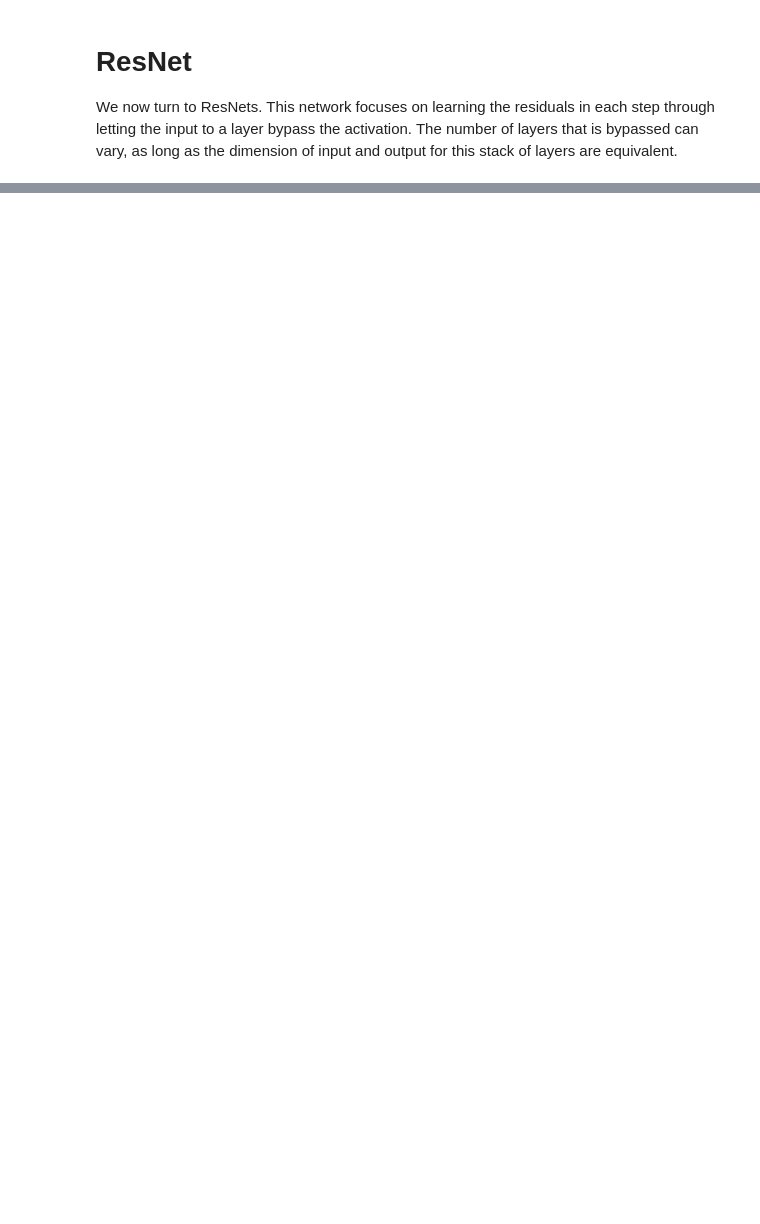
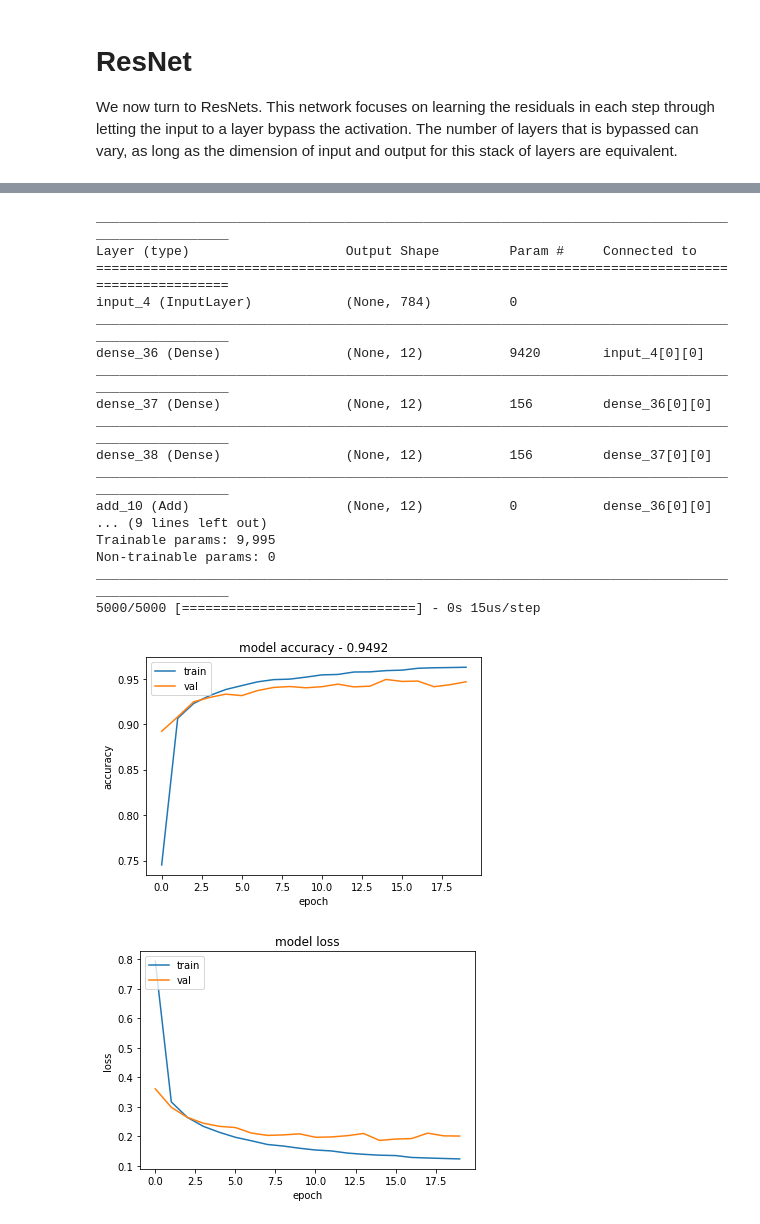
Before and after one commit to FysikerMachineLearning/ResNet-Competition, a Jupyter notebook: ResNetCompetition_entry.ipynb, the cells around one changed output, grey strips where cells are left out. Cells and saved outputs as stored; diff of their text form; code cells hidden in the pictures; blank space fills up the shorter version.

```diff
--- a/ResNetCompetition_entry.ipynb
+++ b/ResNetCompetition_entry.ipynb
@@ -239,29 +228,40 @@ _________________________________________________________________
 # ResNet
 We now turn to ResNets. This network focuses on learning the residuals in each step through letting the input to a layer bypass the activation. The number of layers that is bypassed can vary, as long as the dimension of input and output for this stack of layers are equivalent.
 # %%
-def custom_dense_resnet(output_dim, x, activation='relu',trainable=True, reg=l2, reg_param=0.01):
+def custom_dense_resnet(output_dim, x, activation='relu',trainable=True):
     '''Creates a keras dense layer for use in my ResNet architecture'''
     return Dense(output_dim,
-                  activation=activation,
-                  kernel_initializer=RandomNormal(mean=0.0, stddev=0.05, seed=1337),
-                  bias_initializer='zeros', kernel_regularizer=reg(reg_param),
+                 activation=activation,
+                 kernel_initializer=RandomNormal(mean=0.0, stddev=0.05, seed=1337),
                  trainable = trainable
                  )(x)
 #end def
 
-def resnet_block(dim, x, skip = 2):
+def resnet_block(dim, x):
     x = custom_dense_resnet(dim, x)
     shortcut = x
-    for i in range(skip):
-        x = custom_dense_resnet(dim, x)
+    x = custom_dense_resnet(dim, x)
+    x = custom_dense_resnet(dim, x, activation=None)
     x = keras_add([shortcut, x])
     x = Activation('relu')(x)
     return x
 #end def
 
+def build_shallow_resnet():
+    inp = Input(shape=(784,))
+    x = custom_dense_resnet(12, inp)
+    x = resnet_block(12, inp)
+    x = custom_dense_resnet(11, x)
+    x = custom_dense_resnet(10, x, activation='softmax')
+
+    model = Model(input=[inp], output=x)
+    return model
+#end def
+
 def build_deep_resnet():
     inp = Input(shape=(784,))
-    x = resnet_block(11, inp)
+    x = custom_dense_resnet(11,inp)
+    x = resnet_block(11, x)
 
     x = resnet_block(10, x)
     x = resnet_block(10, x)
@@ -270,31 +270,26 @@ def build_deep_resnet():
     x = custom_dense_resnet(10, x, activation='softmax')
 
     model = Model(input=[inp], output=x)
-    model.compile(loss='categorical_crossentropy', optimizer='adam', metrics=['acc'])
-    model.summary()
     return model
 #end def
 
 def build_super_deep_resnet():
     inp = Input(shape=(784,))
-    x = custom_dense_resnet(392, inp, trainable = False)
+    x = Dense(392, activation=None, kernel_initializer=RandomNormal(mean=0.0, stddev=1, seed=1337), use_bias=False, trainable = False)(inp)
 
     x = resnet_block(16, x)
     x = resnet_block(16, x)
 
-    #x = custom_dense_resnet(12, x)
     x = resnet_block(12, x)
     x = resnet_block(12, x)
     x = resnet_block(12, x)
 
-    x = custom_dense_resnet(10, x)
     x = resnet_block(10, x)
     x = resnet_block(10, x)
+    x = custom_dense_resnet(10, x)
 
     x = custom_dense_resnet(10, x, activation='softmax')
 
     model = Model(input=[inp], output=x)
-    model.compile(loss='categorical_crossentropy', optimizer='adam', metrics=['acc'])
-    model.summary()
     return model
 #end def
@@ -323,0 +296,24 @@ NameError: name 'epochs' is not defined
+# %%
+shallow_resnet_model = build_shallow_resnet()
+shallow_resnet_history = train_mlp(shallow_resnet_model, X_train, Y_train)
+history_plot(shallow_resnet_history, X_val, Y_val)
+# %% [output]
+__________________________________________________________________________________________________
+Layer (type)                    Output Shape         Param #     Connected to
+==================================================================================================
+input_4 (InputLayer)            (None, 784)          0
+__________________________________________________________________________________________________
+dense_36 (Dense)                (None, 12)           9420        input_4[0][0]
+__________________________________________________________________________________________________
+dense_37 (Dense)                (None, 12)           156         dense_36[0][0]
+__________________________________________________________________________________________________
+dense_38 (Dense)                (None, 12)           156         dense_37[0][0]
+__________________________________________________________________________________________________
+add_10 (Add)                    (None, 12)           0           dense_36[0][0]
+... (9 lines left out)
+Trainable params: 9,995
+Non-trainable params: 0
+__________________________________________________________________________________________________
+5000/5000 [==============================] - 0s 15us/step
+[figure, added]
+[figure, added]
```
Also changed, not shown: parts of 14 cells of this notebook.
